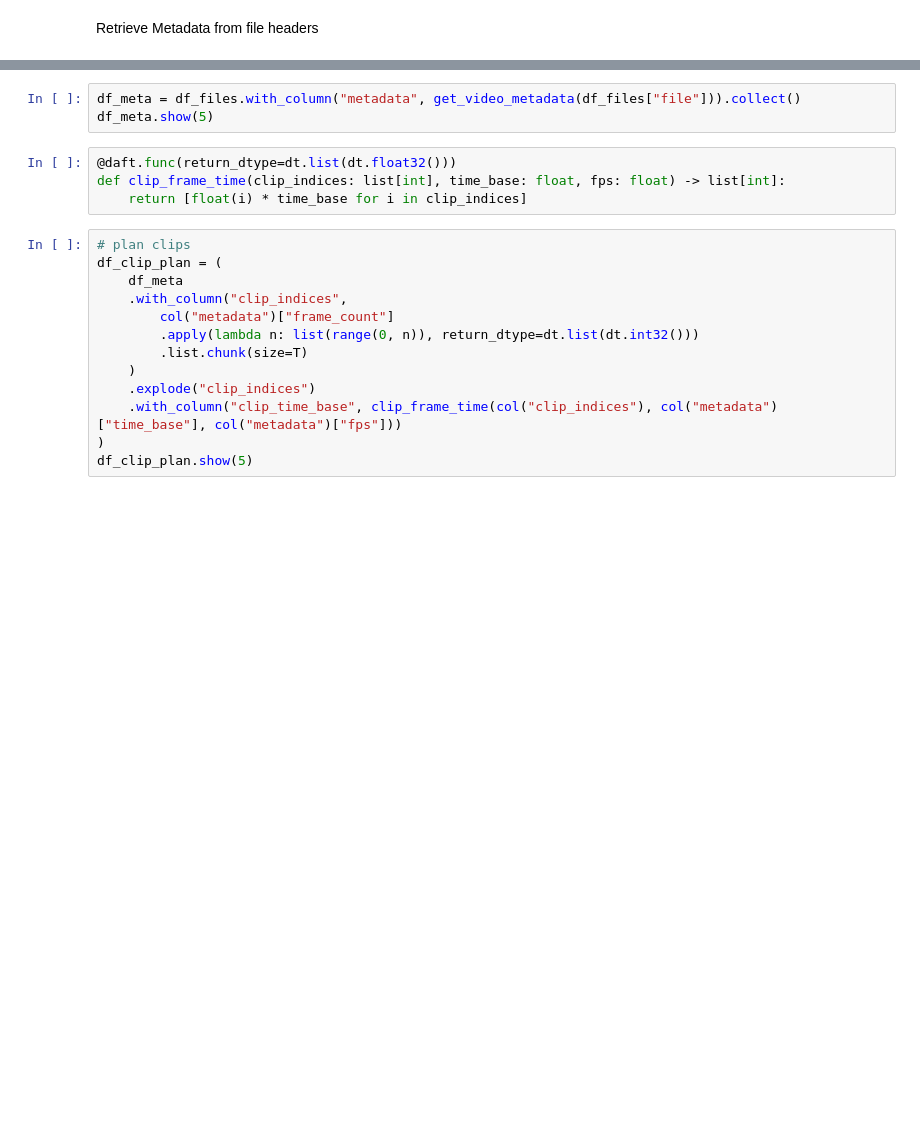
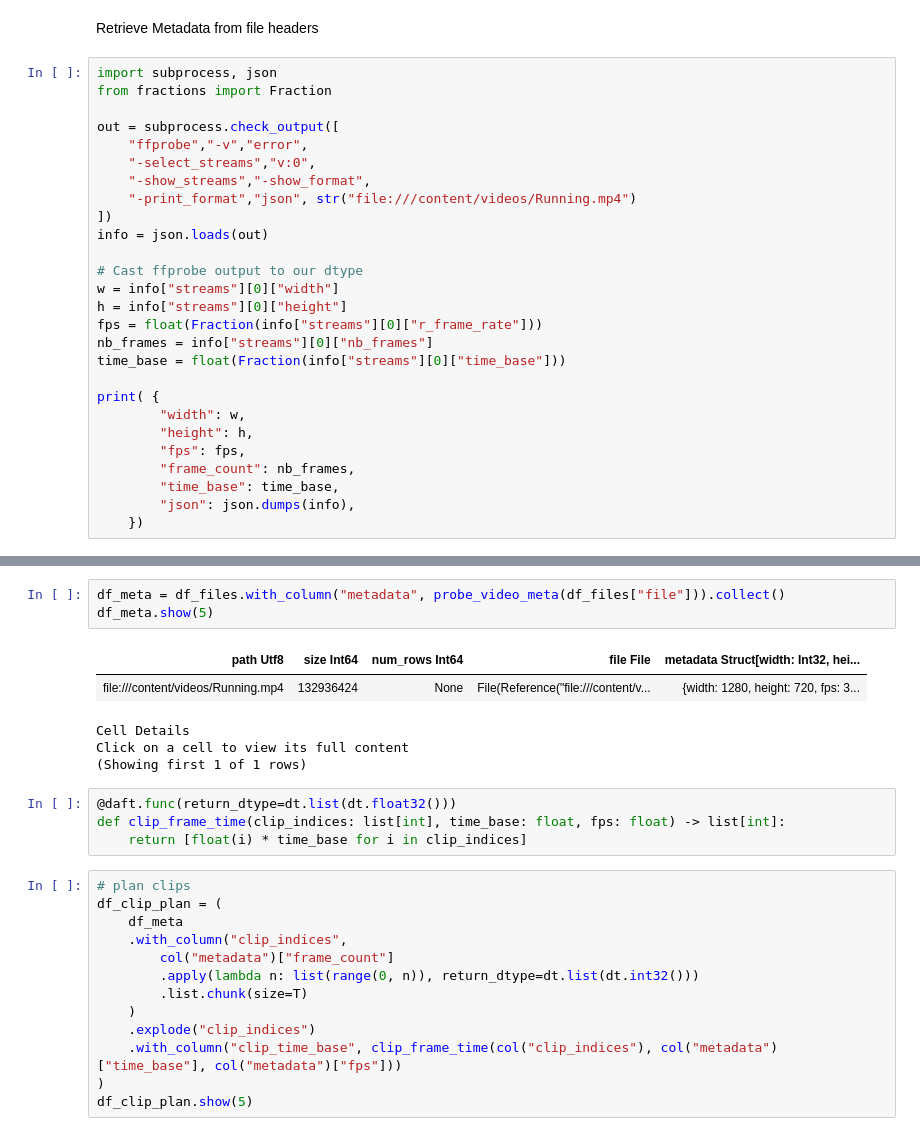
Before and after one commit to everettVT/daft-video-embeddings, a Jupyter notebook: workload/video_qna.ipynb, the cells around one changed output, grey strips where cells are left out. Drawn from its saved outputs; the diff is of its cells as text; blank space fills up the shorter version.

```diff
--- a/workload/video_qna.ipynb
+++ b/workload/video_qna.ipynb
@@ -77,2 +127,29 @@ df_files.show(5)
 # %% [markdown]
 Retrieve Metadata from file headers
+# %%
+import subprocess, json
+from fractions import Fraction
+
+out = subprocess.check_output([
+    "ffprobe","-v","error",
+    "-select_streams","v:0",
+    "-show_streams","-show_format",
+    "-print_format","json", str("file:///content/videos/Running.mp4")
+])
+info = json.loads(out)
+
+# Cast ffprobe output to our dtype
+w = info["streams"][0]["width"]
+h = info["streams"][0]["height"]
+fps = float(Fraction(info["streams"][0]["r_frame_rate"]))
+nb_frames = info["streams"][0]["nb_frames"]
+time_base = float(Fraction(info["streams"][0]["time_base"]))
+
+print( {
+        "width": w,
+        "height": h,
+        "fps": fps,
+        "frame_count": nb_frames,
+        "time_base": time_base,
+        "json": json.dumps(info),
+    })
@@ -138,6 +201,12 @@ def get_video_metadata(file: daft.File, probesize: str = "64k", analyzeduration_
 # %%
-df_meta = df_files.with_column("metadata", get_video_metadata(df_files["file"])).collect()
+df_meta = df_files.with_column("metadata", probe_video_meta(df_files["file"])).collect()
 df_meta.show(5)
+# %% [output]
+| path Utf8 | size Int64 | num_rows Int64 | file File | metadata Struct[width: Int32, hei... |
+| file:///content/videos/Running.mp4 | 132936424 | None | File(Reference("file:///content/v... | {width: 1280, height: 720, fps: 3... |
+Cell Details
+Click on a cell to view its full content
+(Showing first 1 of 1 rows)
 # %%
 @daft.func(return_dtype=dt.list(dt.float32()))
 def clip_frame_time(clip_indices: list[int], time_base: float, fps: float) -> list[int]:
```
Also changed, not shown: parts of 10 cells of this notebook.
